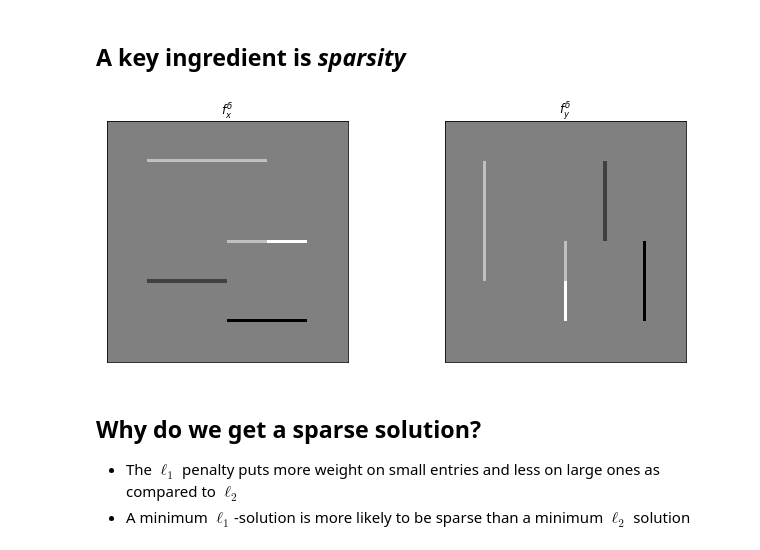
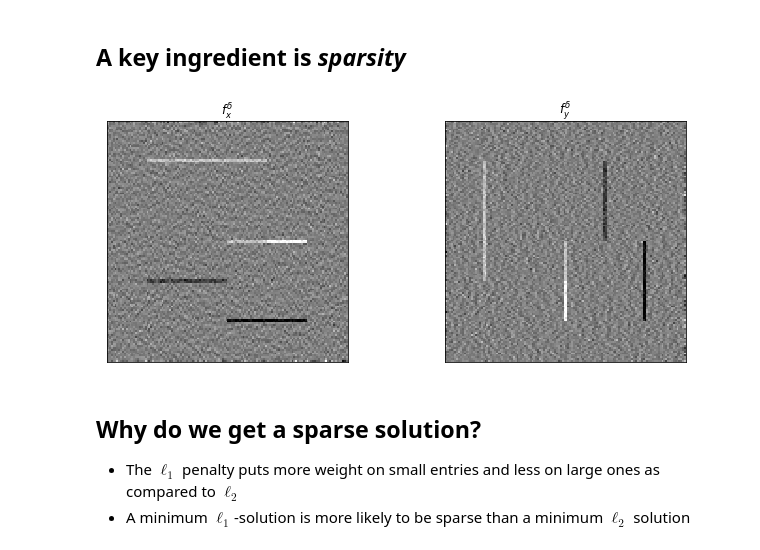
Before and after one commit to TristanvanLeeuwen/Summerschool, a Jupyter notebook: NonLinearFilters.ipynb, the cells around one changed output. Cells and saved outputs as stored; diff of their text form; code cells hidden in the pictures.

```diff
--- a/NonLinearFilters.ipynb
+++ b/NonLinearFilters.ipynb
@@ -94,20 +94,20 @@ plot_images([f_delta,u_linear,u_nonlinear], [r'$f^\delta$',r'linear','non-linear
 # %%
 # make image
 n = 128
 u = squares_image(n)
 
 # add noise
-delta = 0
+delta = .01
 f_delta = random_noise(u, var = delta, clip=False)
 
 # gradient
 fx = np.gradient(f_delta, axis=0)
 fy = np.gradient(f_delta, axis=1)
 
 # plot
 plot_images([fx, fy], [r'$f^\delta_x$',r'$f^\delta_y$'], fname='gradients_noise.png', scale=[-.5,.5])
 # %% [output]
-[figure, old version]
+[figure, new version]
 # %% [markdown]
 ## Why do we get a sparse solution?
 
```
Also changed, not shown: 4 other files.
